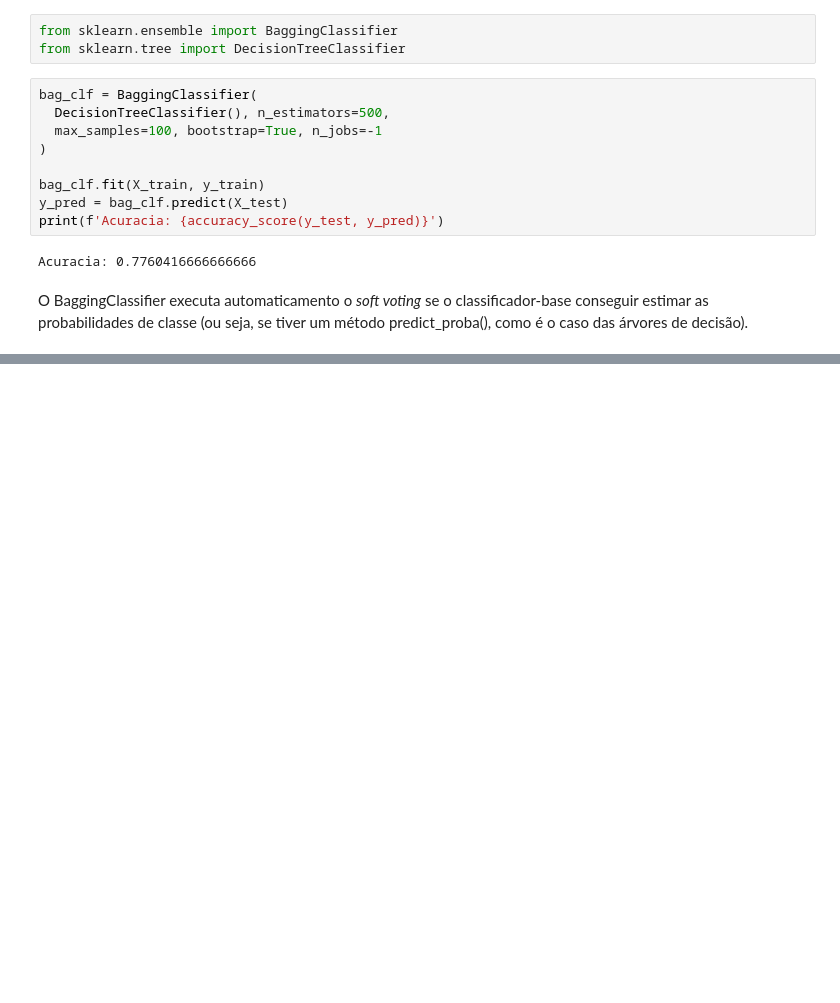
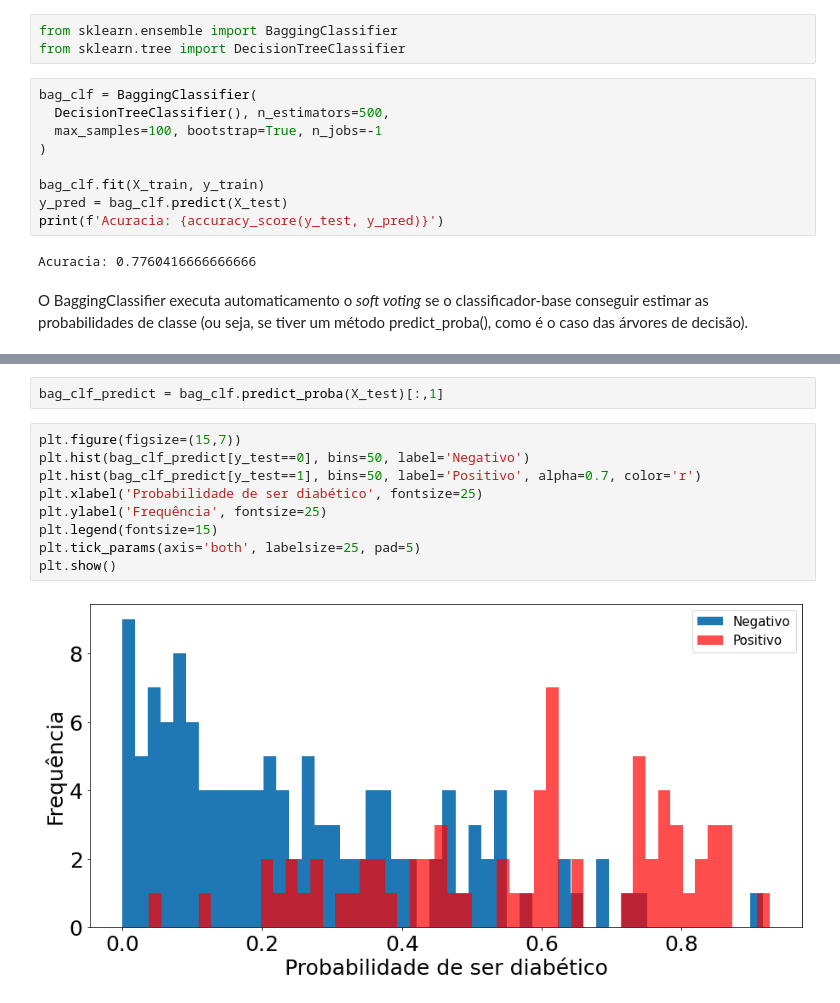
Before and after one commit to casjunior93/Livro-Maos-a-Obra---Aprendizado-de-maquina, a Jupyter notebook: 7 - Aprendizado de Ensemble e Florestas Aleatórias/ensemble.ipynb, the cells around one changed output, grey strips where cells are left out. Drawn from its saved outputs; the diff is of its cells as text; blank space fills up the shorter version.

Commit message:
Distribuição de probabilidade

```diff
--- a/7 - Aprendizado de Ensemble e Florestas Aleatórias/ensemble.ipynb
+++ b/7 - Aprendizado de Ensemble e Florestas Aleatórias/ensemble.ipynb
@@ -140,0 +177,13 @@ O BaggingClassifier executa automaticamento o *soft voting*  se o classificador-
+# %%
+bag_clf_predict = bag_clf.predict_proba(X_test)[:,1]
+# %%
+plt.figure(figsize=(15,7))
+plt.hist(bag_clf_predict[y_test==0], bins=50, label='Negativo')
+plt.hist(bag_clf_predict[y_test==1], bins=50, label='Positivo', alpha=0.7, color='r')
+plt.xlabel('Probabilidade de ser diabético', fontsize=25)
+plt.ylabel('Frequência', fontsize=25)
+plt.legend(fontsize=15)
+plt.tick_params(axis='both', labelsize=25, pad=5)
+plt.show()
+# %% [output]
+[figure, added]
```
Also changed, not shown: parts of 7 cells of this notebook.
